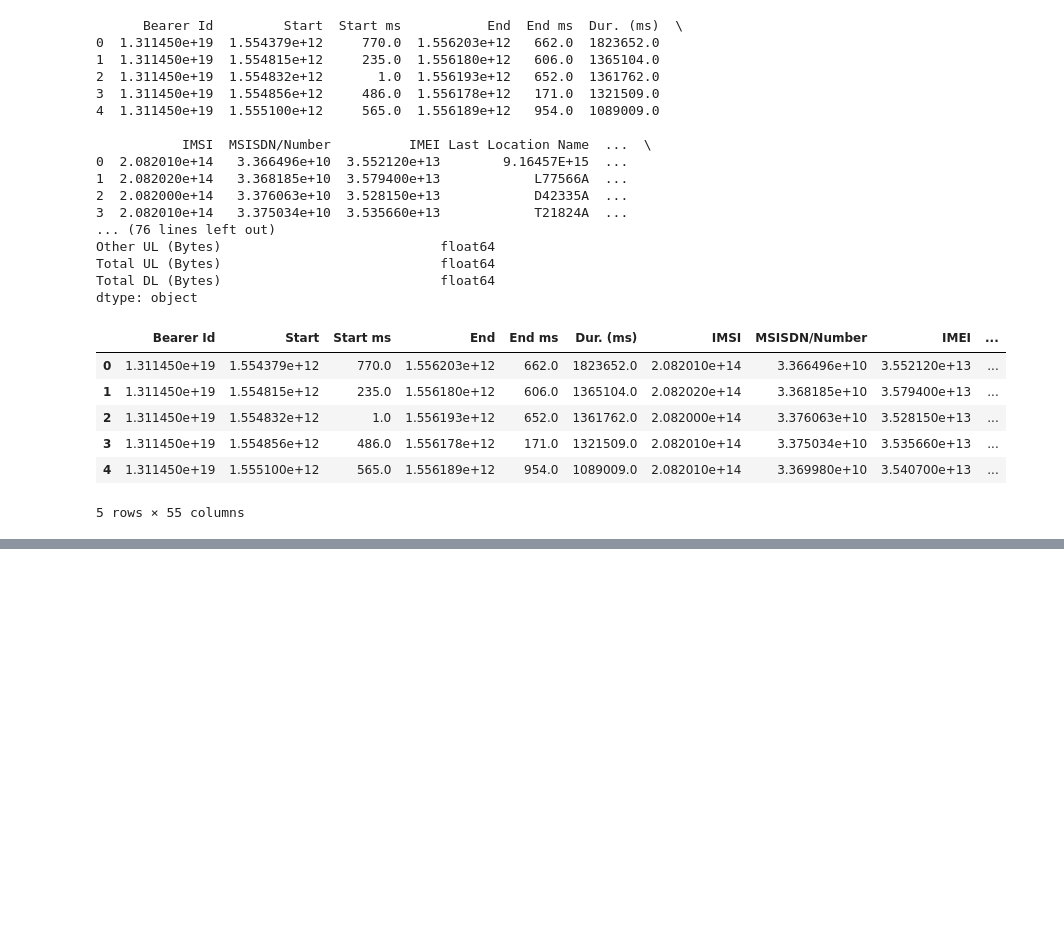
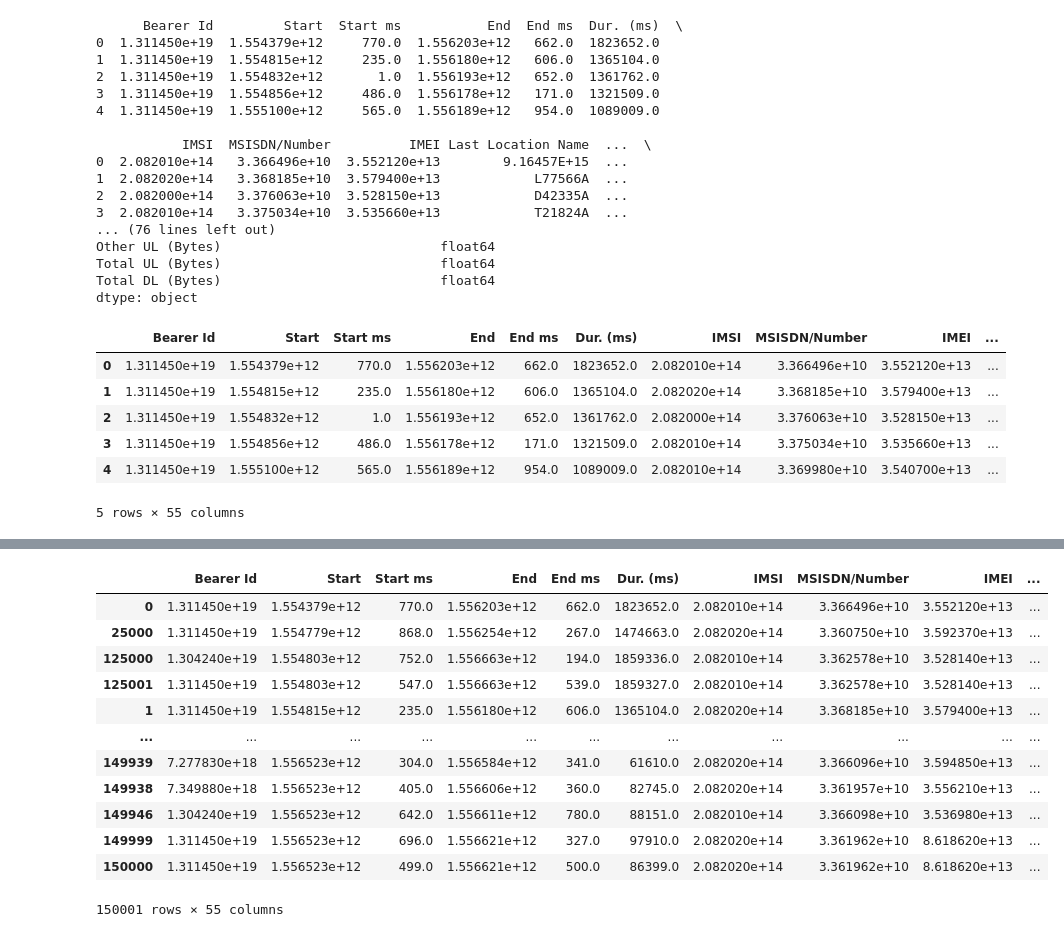
Before and after one commit to santoshdhalwalkar/Telecommunication, a Jupyter notebook: Telecommunication.ipynb, the cells around one changed output, grey strips where cells are left out. Cells and saved outputs as stored; diff of their text form; code cells hidden in the pictures; blank space fills up the shorter version.

Commit message:
Filling null values for time series columns, numerical and categorical columns with creating functions for them

```diff
--- a/Telecommunication.ipynb
+++ b/Telecommunication.ipynb
@@ -161,0 +183,15 @@ df.head()
+# %%
+# Ensure the data is sorted by a time-related column if applicable
+# For example, 'Start' or another datetime column
+df = df.sort_values(by='Start')  # Replace 'Start' with your datetime column name if different
+
+
+# Apply forward fill and backward fill to fill missing values
+df['Bearer Id'] = df['Bearer Id'].ffill().bfill()
+df['Start'] = df['Start'].ffill().bfill()
+df['End'] = df['End'].ffill().bfill()
+df['IMSI'] = df['IMSI'].ffill().bfill()
+df['MSISDN/Number'] = df['MSISDN/Number'].ffill().bfill()
+df['IMEI'] = df['IMEI'].ffill().bfill()
+a=df.isnull().sum()
+print(a)
@@ -161,0 +254,11 @@ df.head()
+# %%
+# Select categorical columns
+categorical_cols = df.select_dtypes(include=['object']).columns
+
+# Fill missing values with mode for each categorical column
+for col in categorical_cols:
+    mode_value = df[col].mode()[0]  # Calculate the mode for the column
+    df[col].fillna(mode_value, inplace=True)  # Fill missing values with the mode
+
+# Verify that there are no more missing values in the categorical columns
+df.isnull().sum()
@@ -161,0 +284,16 @@ df.head()
+# %%
+df
+# %% [output]
+|  | Bearer Id | Start | Start ms | End | End ms | Dur. (ms) | IMSI | MSISDN/Number | IMEI | ... |
+| 0 | 1.311450e+19 | 1.554379e+12 | 770.0 | 1.556203e+12 | 662.0 | 1823652.0 | 2.082010e+14 | 3.366496e+10 | 3.552120e+13 | ... |
+| 25000 | 1.311450e+19 | 1.554779e+12 | 868.0 | 1.556254e+12 | 267.0 | 1474663.0 | 2.082020e+14 | 3.360750e+10 | 3.592370e+13 | ... |
+| 125000 | 1.304240e+19 | 1.554803e+12 | 752.0 | 1.556663e+12 | 194.0 | 1859336.0 | 2.082010e+14 | 3.362578e+10 | 3.528140e+13 | ... |
+| 125001 | 1.311450e+19 | 1.554803e+12 | 547.0 | 1.556663e+12 | 539.0 | 1859327.0 | 2.082010e+14 | 3.362578e+10 | 3.528140e+13 | ... |
+| 1 | 1.311450e+19 | 1.554815e+12 | 235.0 | 1.556180e+12 | 606.0 | 1365104.0 | 2.082020e+14 | 3.368185e+10 | 3.579400e+13 | ... |
+| ... | ... | ... | ... | ... | ... | ... | ... | ... | ... | ... |
+| 149939 | 7.277830e+18 | 1.556523e+12 | 304.0 | 1.556584e+12 | 341.0 | 61610.0 | 2.082020e+14 | 3.366096e+10 | 3.594850e+13 | ... |
+| 149938 | 7.349880e+18 | 1.556523e+12 | 405.0 | 1.556606e+12 | 360.0 | 82745.0 | 2.082020e+14 | 3.361957e+10 | 3.556210e+13 | ... |
+| 149946 | 1.304240e+19 | 1.556523e+12 | 642.0 | 1.556611e+12 | 780.0 | 88151.0 | 2.082010e+14 | 3.366098e+10 | 3.536980e+13 | ... |
+| 149999 | 1.311450e+19 | 1.556523e+12 | 696.0 | 1.556621e+12 | 327.0 | 97910.0 | 2.082020e+14 | 3.361962e+10 | 8.618620e+13 | ... |
+| 150000 | 1.311450e+19 | 1.556523e+12 | 499.0 | 1.556621e+12 | 500.0 | 86399.0 | 2.082020e+14 | 3.361962e+10 | 8.618620e+13 | ... |
+150001 rows × 55 columns
```
Also changed, not shown: parts of 7 cells of this notebook.
